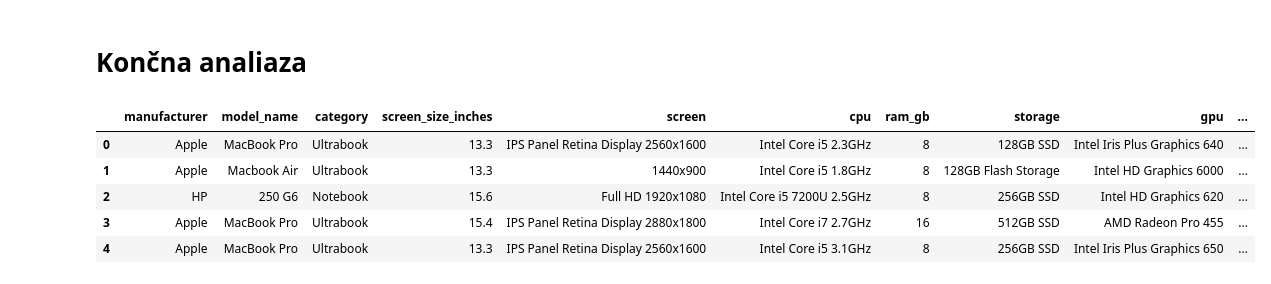
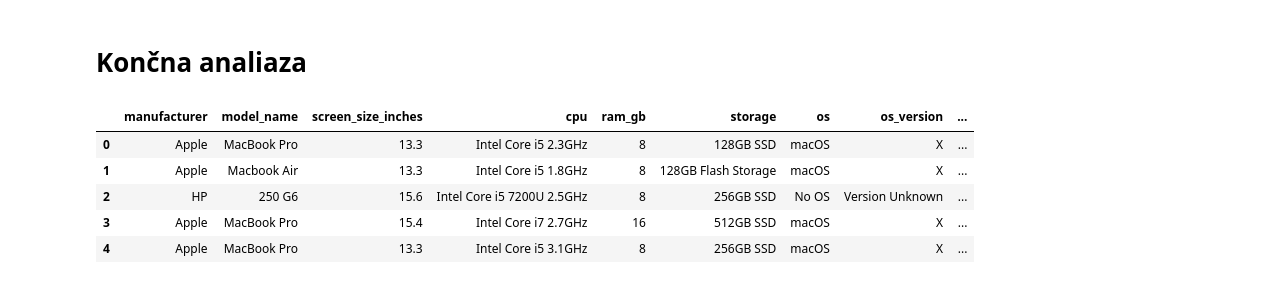
Before and after one commit to icta-tecaji/python-data-analysis-public, a Jupyter notebook: Del_04_Priprava_in_čiščenje_podatkov/Koncna_analiza.ipynb, the cells around one changed output. Saved outputs shown, nothing was run; the diff lists cells and outputs as text; code cells hidden in the pictures.

```diff
--- a/Del_04_Priprava_in_čiščenje_podatkov/Koncna_analiza.ipynb
+++ b/Del_04_Priprava_in_čiščenje_podatkov/Koncna_analiza.ipynb
@@ -12,21 +12,62 @@ def clean_column_name(name: str):
     name = name.replace("(", "")
     name = name.replace(")", "")
     return name
+
+mapping_dict = {
+    'Android': 'Android',
+    'Chrome OS': 'Chrome OS',
+    'Linux': 'Linux',
+    'Mac OS': 'macOS',
+    'No OS': 'No OS',
+    'Windows': 'Windows',
+    'macOS': 'macOS'
+}
 # %%
 laptops = pd.read_csv("data/INPUT_laptops.csv", encoding="Latin-1")
 laptops.columns = [clean_column_name(c) for c in laptops.columns]
 
 # CLEANING
 laptops["screen_size"] = laptops["screen_size"].str.replace('"', '').astype("float")
 laptops["ram"] = laptops["ram"].str.replace("GB", "").astype("int")
 laptops.rename(columns={"ram": "ram_gb", "screen_size": "screen_size_inches"}, inplace=True)
+laptops["weight"] = laptops["weight"].str.replace("kgs", "").str.replace("kg", "").astype("float")
+laptops.rename({"weight": "weight_kg"}, axis=1, inplace=True)
+laptops["price_euros"] = laptops["price_euros"].str.replace(",", ".").astype("float")
+# Extract the screen resolution from the screen column
+resolution = laptops["screen"].str.split(" ").str[-1].str.split("x")
+laptops['screen_width_px'] = resolution.str[0].astype("int")
+laptops['screen_high_px'] = resolution.str[1].astype("int")
+# odstranite stolpec screen
+laptops.drop(columns=["screen"], inplace=True)
+# Extract the processor speed from the cpu column
+laptops['cpu_speed_ghz'] = laptops["cpu"].str.split(" ") \
+              .str[-1] \
+              .str.replace("GHz", "") \
+              .astype("float")
 
 
+
+# Extracting Values from Strings
+laptops["cpu_manufacturer"] = laptops["cpu"].str.split().str[0]
+laptops["gpu_manufacturer"] = laptops["gpu"].str.split().str[0]
+
+# Correcting Bad Values - map() method
+laptops["os"] = laptops["os"].map(mapping_dict)
+# Filling Missing Values
+laptops.loc[laptops["os"] == "macOS", "os_version"] = "X"
+laptops.loc[laptops["os_version"].isnull(), "os_version"] = "Version Unknown"
+# Removing Duplicates
+laptops.drop_duplicates(inplace=True)
+# Replacing Values
+laptops.replace("MSI", "Micro-Star", inplace=True)
+# Dropping Columns
+laptops.drop(columns=["category", "gpu"], inplace=True)
+
 laptops.head()
 # %% [output]
-|  | manufacturer | model_name | category | screen_size_inches | screen | cpu | ram_gb | storage | gpu | ... |
-| 0 | Apple | MacBook Pro | Ultrabook | 13.3 | IPS Panel Retina Display 2560x1600 | Intel Core i5 2.3GHz | 8 | 128GB SSD | Intel Iris Plus Graphics 640 | ... |
-| 1 | Apple | Macbook Air | Ultrabook | 13.3 | 1440x900 | Intel Core i5 1.8GHz | 8 | 128GB Flash Storage | Intel HD Graphics 6000 | ... |
-| 2 | HP | 250 G6 | Notebook | 15.6 | Full HD 1920x1080 | Intel Core i5 7200U 2.5GHz | 8 | 256GB SSD | Intel HD Graphics 620 | ... |
-| 3 | Apple | MacBook Pro | Ultrabook | 15.4 | IPS Panel Retina Display 2880x1800 | Intel Core i7 2.7GHz | 16 | 512GB SSD | AMD Radeon Pro 455 | ... |
-| 4 | Apple | MacBook Pro | Ultrabook | 13.3 | IPS Panel Retina Display 2560x1600 | Intel Core i5 3.1GHz | 8 | 256GB SSD | Intel Iris Plus Graphics 650 | ... |
+|  | manufacturer | model_name | screen_size_inches | cpu | ram_gb | storage | os | os_version | ... |
+| 0 | Apple | MacBook Pro | 13.3 | Intel Core i5 2.3GHz | 8 | 128GB SSD | macOS | X | ... |
+| 1 | Apple | Macbook Air | 13.3 | Intel Core i5 1.8GHz | 8 | 128GB Flash Storage | macOS | X | ... |
+| 2 | HP | 250 G6 | 15.6 | Intel Core i5 7200U 2.5GHz | 8 | 256GB SSD | No OS | Version Unknown | ... |
+| 3 | Apple | MacBook Pro | 15.4 | Intel Core i7 2.7GHz | 16 | 512GB SSD | macOS | X | ... |
+| 4 | Apple | MacBook Pro | 13.3 | Intel Core i5 3.1GHz | 8 | 256GB SSD | macOS | X | ... |
```
Also changed, not shown: parts of 1 cell of this notebook, 3 other files.
